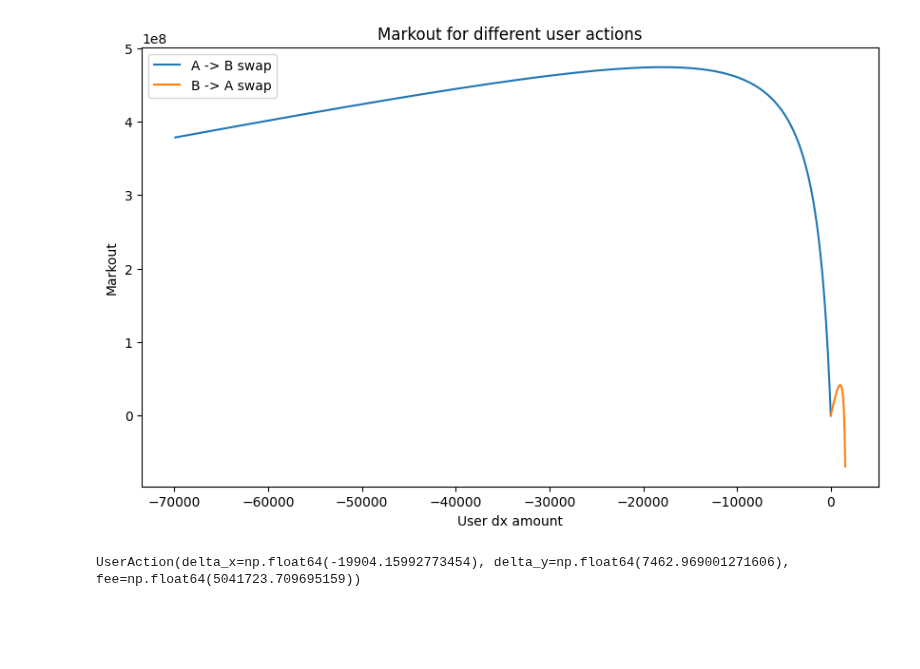
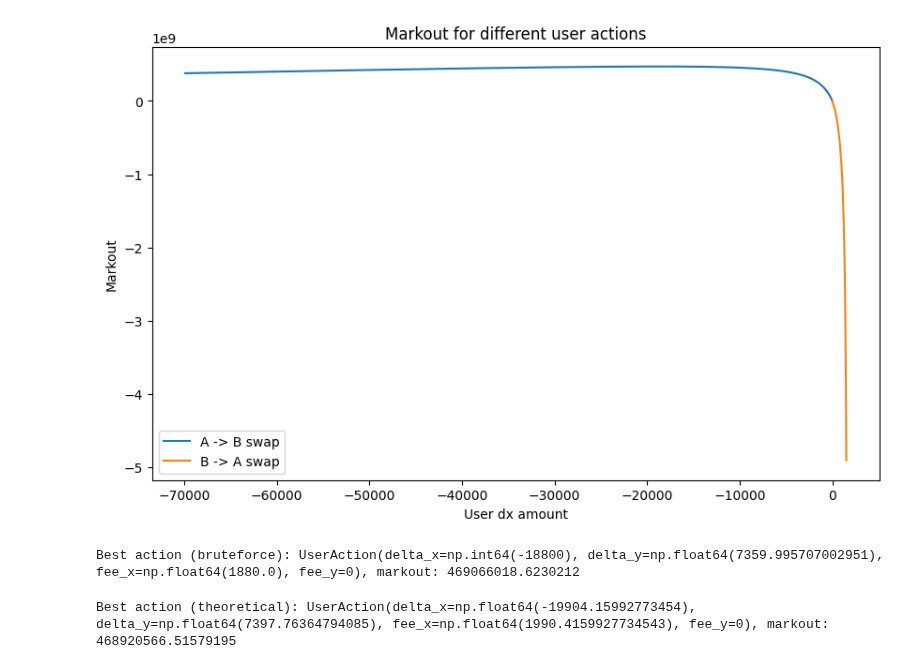
Before and after one commit to swnirk/Dex-Dynamic-Fee, a Jupyter notebook: visualizations/user_actions.ipynb, the cells around one changed output. Cells and saved outputs as stored; diff of their text form; code cells hidden in the pictures; blank space fills up the shorter version.

Commit message:
Fix fee tracking and informed user actions, add tests

```diff
--- a/visualizations/user_actions.ipynb
+++ b/visualizations/user_actions.ipynb
@@ -26,7 +26,7 @@ prices = PricesSnapshot(
 # %%
 import numpy as np
 from common import get_amm_exchange_value_a_to_b, capital_function
-from user.abstract_user import construct_user_swap_a_to_b, construct_user_swap_b_to_a, UserAction
+from user_action import construct_user_swap_a_to_b, construct_user_swap_b_to_a, UserAction
 import matplotlib.pyplot as plt
 import seaborn as sns
 
@@ -36,21 +36,17 @@ LIMIT = 70000
 
 for dx in np.arange(0, LIMIT, 100):
     action = construct_user_swap_a_to_b(
-        pool_state=pool.liquidity_state, fee_rate=pool.get_a_to_b_exchange_fee_rate(), prices=prices, amount_to_exchange_A=dx
+        pool_state=pool.liquidity_state, fee_rate=pool.get_a_to_b_exchange_fee_rate(), amount_to_exchange_A=dx
     )
     if action is None:
         continue
     deal_markout = capital_function(action.delta_x, action.delta_y, prices=prices)
+    print(f"Action: {action}, markout: {deal_markout}")
     possible_actions.append((action, False, deal_markout))
 
 for dy in np.arange(0, LIMIT, 100):
     action = construct_user_swap_b_to_a(
-        pool_state=pool.liquidity_state, fee_rate=pool.get_a_to_b_exchange_fee_rate(), prices=prices, amount_to_exchange_B=dy
-    )
-    action = UserAction(
-        delta_x=action.delta_y,
-        delta_y=action.delta_x,
-        fee=action.fee
+        pool_state=pool.liquidity_state, fee_rate=pool.get_b_to_a_exchange_fee_rate(), amount_to_exchange_B=dy
     )
     if action is None:
         continue
@@ -59,39 +73,47 @@ for dy in np.arange(0, LIMIT, 100):
 # %%
 fig, ax = plt.subplots(figsize=(10, 6))
 
 possible_actions = sorted(possible_actions, key=lambda x: x[0].delta_x)
 
 a_to_b_actions = [x for x in possible_actions if not x[1]]
 b_to_a_actions = [x for x in possible_actions if x[1]]
 
 sns.lineplot(
     x=[x[0].delta_x for x in a_to_b_actions],
     y=[x[2] for x in a_to_b_actions],
     ax=ax,
     label='A -> B swap'
 )
 
 sns.lineplot(
-    x=[x[0].delta_y for x in b_to_a_actions],
+    x=[x[0].delta_x for x in b_to_a_actions],
     y=[x[2] for x in b_to_a_actions],
     ax=ax,
     label='B -> A swap'
 )
 
 ax.set_xlabel('User dx amount')
 ax.set_ylabel('Markout')
 plt.title('Markout for different user actions')
 plt.legend()
 plt.show()
 # %% [output]
-[figure, old version]
+[figure, new version]
+# %%
+best_action = max(possible_actions, key=lambda x: x[2])
+
+print(f'Best action (bruteforce): {best_action[0]}, markout: {best_action[2]}')
+# %% [output]
+Best action (bruteforce): UserAction(delta_x=np.int64(-18800), delta_y=np.float64(7359.995707002951), fee_x=np.float64(1880.0), fee_y=0), markout: 469066018.6230212
 # %%
 informed_user_action = InformedUser().get_user_action(
     pool=pool,
     network_fee=0,
     prices=prices
 )
-# %%
-print(informed_user_action)
-# %% [output]
-UserAction(delta_x=np.float64(-19904.15992773454), delta_y=np.float64(7462.969001271606), fee=np.float64(5041723.709695159))
+# %%
+informed_user_action_markout = capital_function(informed_user_action.delta_x, informed_user_action.delta_y, prices=prices)
+
+print(f'Best action (theoretical): {informed_user_action}, markout: {informed_user_action_markout}')
+# %% [output]
+Best action (theoretical): UserAction(delta_x=np.float64(-19904.15992773454), delta_y=np.float64(7397.76364794085), fee_x=np.float64(1990.4159927734543), fee_y=0), markout: 468920566.51579195
```
Also changed, not shown: parts of 1 cell of this notebook, 15 other files.
